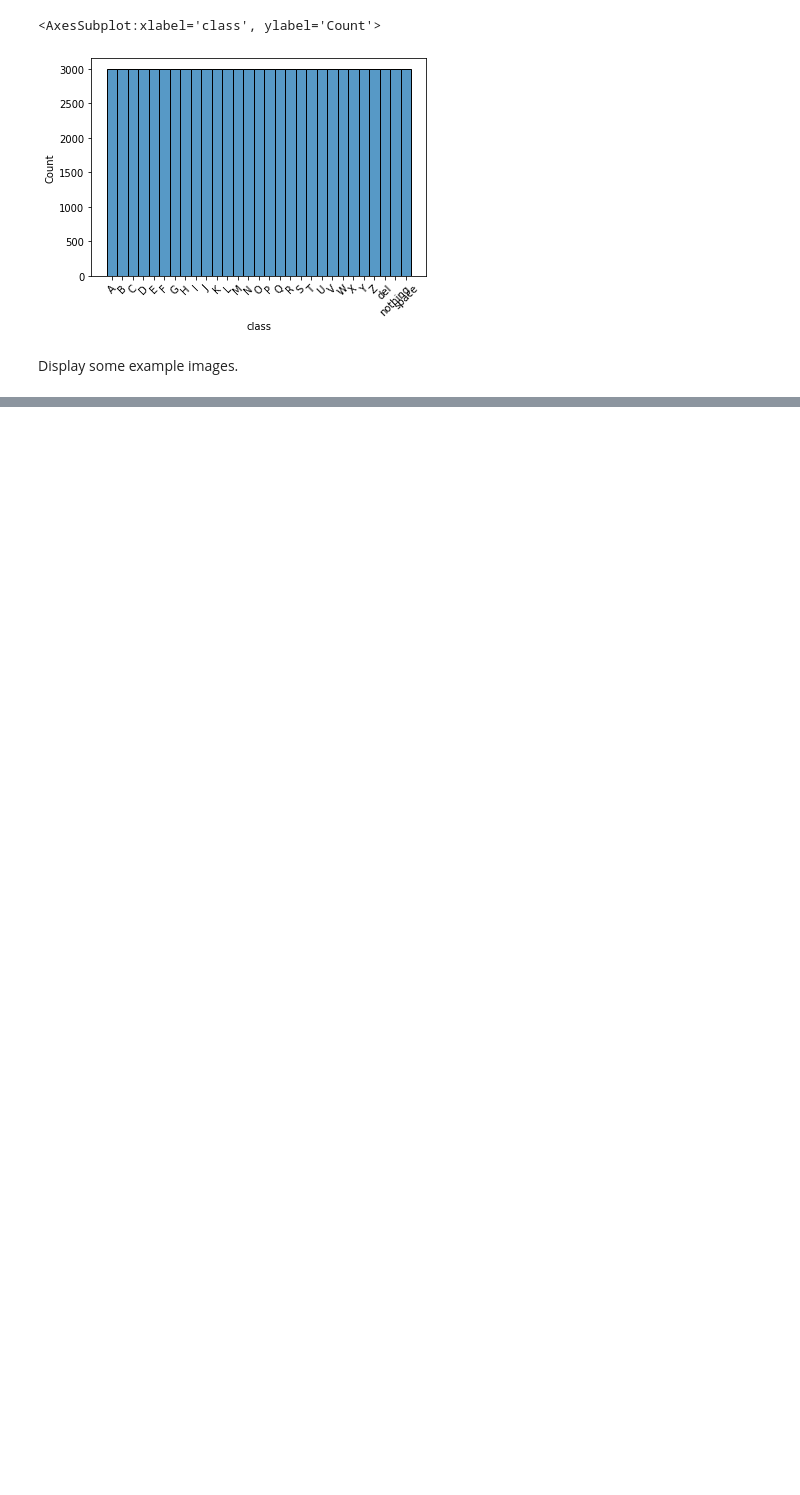
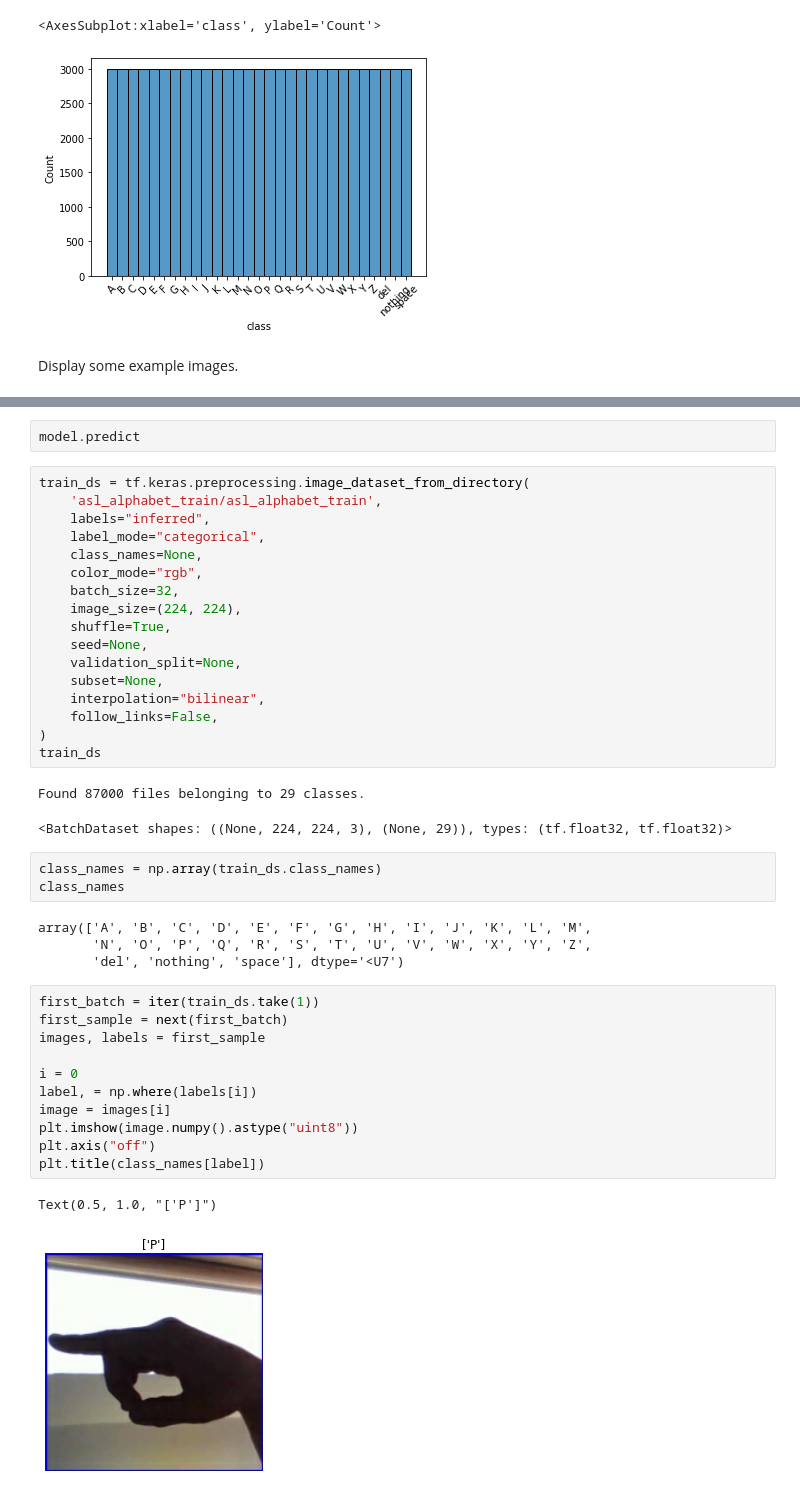
Before and after one commit to dunnkers/optimizers-sign-language, a Jupyter notebook: data-exploration.ipynb, the cells around one changed output, grey strips where cells are left out. Drawn from its saved outputs; the diff is of its cells as text; blank space fills up the shorter version.

```diff
--- a/data-exploration.ipynb
+++ b/data-exploration.ipynb
@@ -93,0 +90,43 @@ Image(filename=df['filepath'].values[1])
+# %%
+model.predict
+# %%
+train_ds = tf.keras.preprocessing.image_dataset_from_directory(
+    'asl_alphabet_train/asl_alphabet_train',
+    labels="inferred",
+    label_mode="categorical",
+    class_names=None,
+    color_mode="rgb",
+    batch_size=32,
+    image_size=(224, 224),
+    shuffle=True,
+    seed=None,
+    validation_split=None,
+    subset=None,
+    interpolation="bilinear",
+    follow_links=False,
+)
+train_ds
+# %% [output]
+Found 87000 files belonging to 29 classes.
+<BatchDataset shapes: ((None, 224, 224, 3), (None, 29)), types: (tf.float32, tf.float32)>
+# %%
+class_names = np.array(train_ds.class_names)
+class_names
+# %% [output]
+array(['A', 'B', 'C', 'D', 'E', 'F', 'G', 'H', 'I', 'J', 'K', 'L', 'M',
+       'N', 'O', 'P', 'Q', 'R', 'S', 'T', 'U', 'V', 'W', 'X', 'Y', 'Z',
+       'del', 'nothing', 'space'], dtype='<U7')
+# %%
+first_batch = iter(train_ds.take(1))
+first_sample = next(first_batch)
+images, labels = first_sample
+
+i = 0
+label, = np.where(labels[i])
+image = images[i]
+plt.imshow(image.numpy().astype("uint8"))
+plt.axis("off")
+plt.title(class_names[label])
+# %% [output]
+Text(0.5, 1.0, "['P']")
+[figure, added]
```
Also changed, not shown: parts of 14 cells of this notebook.
